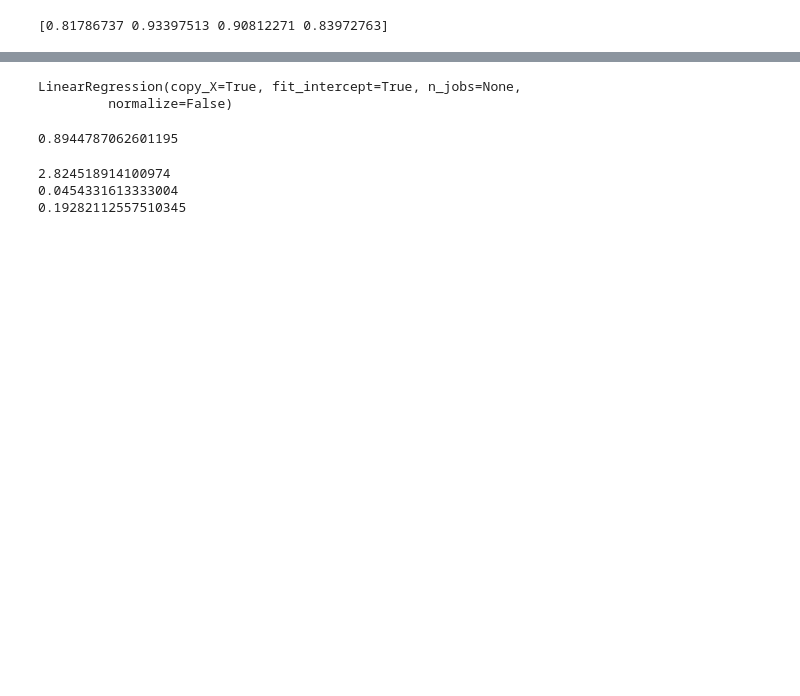
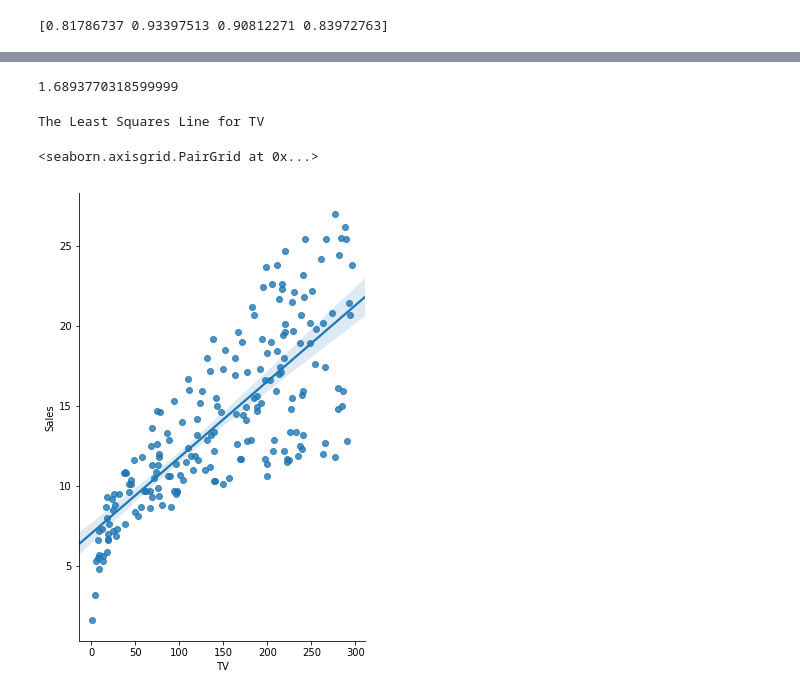
Before and after one commit to rijuCr7/Jupyter-Notebooks, a Jupyter notebook: Advertisement.ipynb, the cells around one changed output, grey strips where cells are left out. Drawn from its saved outputs; the diff is of its cells as text; code cells hidden in the pictures; blank space fills up the shorter version.

```diff
--- a/Advertisement.ipynb
+++ b/Advertisement.ipynb
@@ -199,24 +107,0 @@ X_radio_news_train, X_radio_news_test, y_train, y_test = train_test_split(X_tv_r
-# %%
-radio_newspaper_model.fit(X_radio_news_train,y_train)
-# %% [output]
-LinearRegression(copy_X=True, fit_intercept=True, n_jobs=None,
-         normalize=False)
-# %%
-y_sales_radio_news_predicted = radio_newspaper_model.predict(X_radio_news_test)
-accuracy_radio_news = radio_newspaper_model.score(X_radio_news_test,y_test)
-print(accuracy_radio_news)
-# %% [output]
-0.8944787062601195
-# %%
-#printing the regression coefficients for Radio and Newspaper
-#sales = b0 + (b1 * Radio) + (b2 * Newspaper)
-b1 = (radio_newspaper_model.coef_)[0]
-b2 = (radio_newspaper_model.coef_)[1]
-b0 = radio_newspaper_model.intercept_
-print(b0)
-print(b1)
-print(b2)
-# %% [output]
-2.824518914100974
-0.0454331613333004
-0.19282112557510345
@@ -224,0 +108,11 @@ tv_news_model = LinearRegression()
+# %%
+print(np.sqrt(metrics.mean_squared_error(y_test, sales_tv_radio_predicted)))
+# %% [output]
+1.6893770318599999
+# %%
+print("The Least Squares Line for TV")
+sns.pairplot(df_raw, x_vars=['TV'], y_vars='Sales', size=7, aspect=0.7, kind='reg')
+# %% [output]
+The Least Squares Line for TV
+<seaborn.axisgrid.PairGrid at 0x...>
+[figure, added]
```
Also changed, not shown: parts of 54 cells of this notebook.
